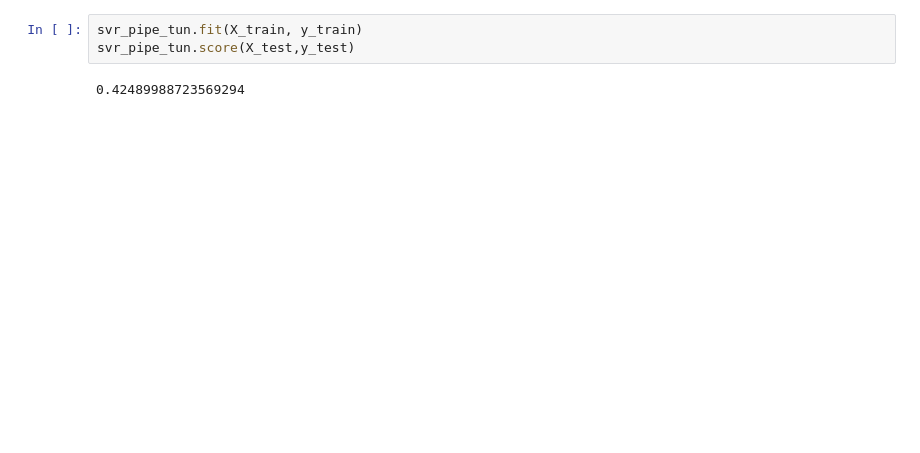
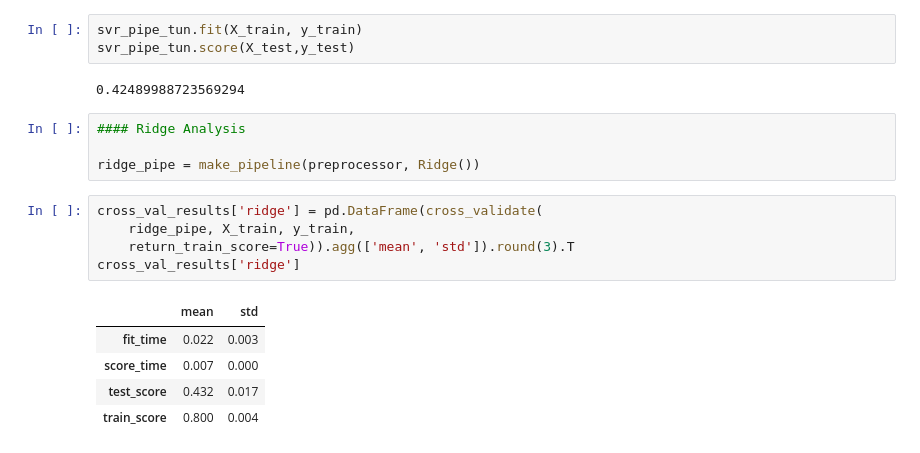
Before and after one commit to robindhillon1/chocolate_rating, a Jupyter notebook: results/ml_draft.ipynb, the cells around one changed output. Saved outputs shown, nothing was run; the diff lists cells and outputs as text; blank space fills up the shorter version.

```diff
--- a/results/ml_draft.ipynb
+++ b/results/ml_draft.ipynb
@@ -156,3 +147,18 @@ svr_pipe_tun.fit(X_train, y_train)
 svr_pipe_tun.score(X_test,y_test)
 # %% [output]
 0.42489988723569294
+# %%
+#### Ridge Analysis
+
+ridge_pipe = make_pipeline(preprocessor, Ridge())
+# %%
+cross_val_results['ridge'] = pd.DataFrame(cross_validate(
+    ridge_pipe, X_train, y_train,
+    return_train_score=True)).agg(['mean', 'std']).round(3).T
+cross_val_results['ridge']
+# %% [output]
+|  | mean | std |
+| fit_time | 0.022 | 0.003 |
+| score_time | 0.007 | 0.000 |
+| test_score | 0.432 | 0.017 |
+| train_score | 0.800 | 0.004 |
```
Also changed, not shown: parts of 14 cells of this notebook.
